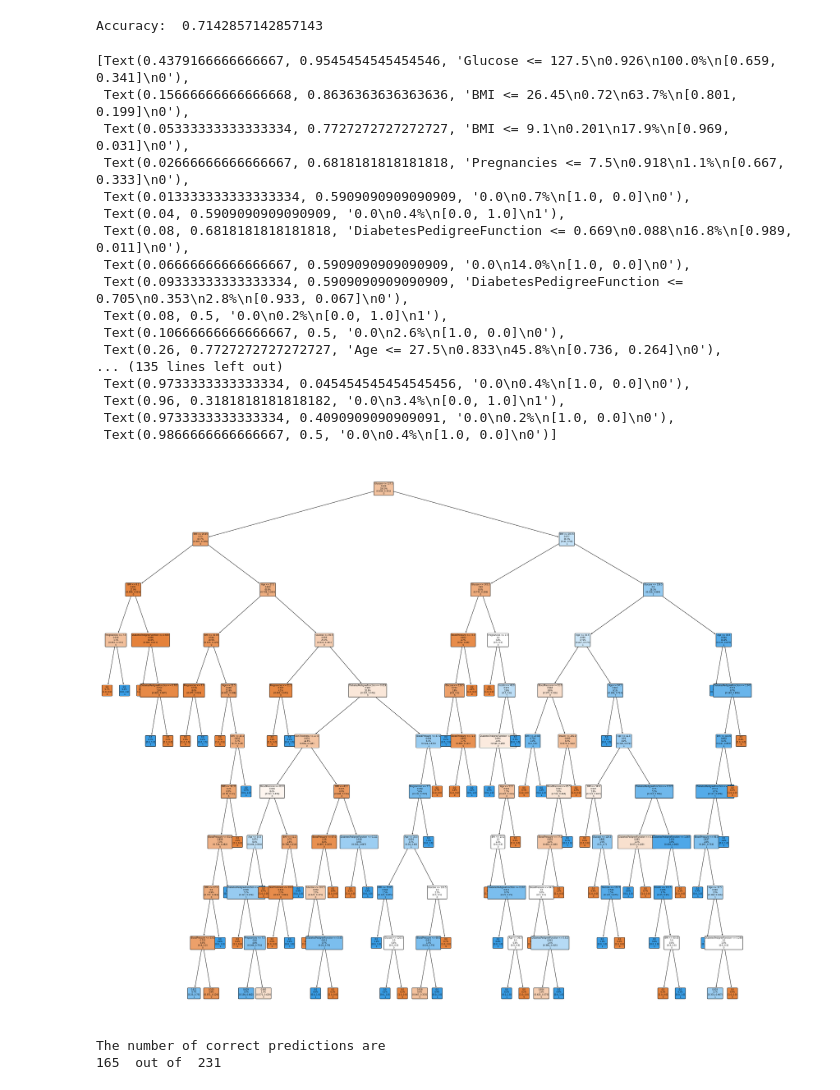
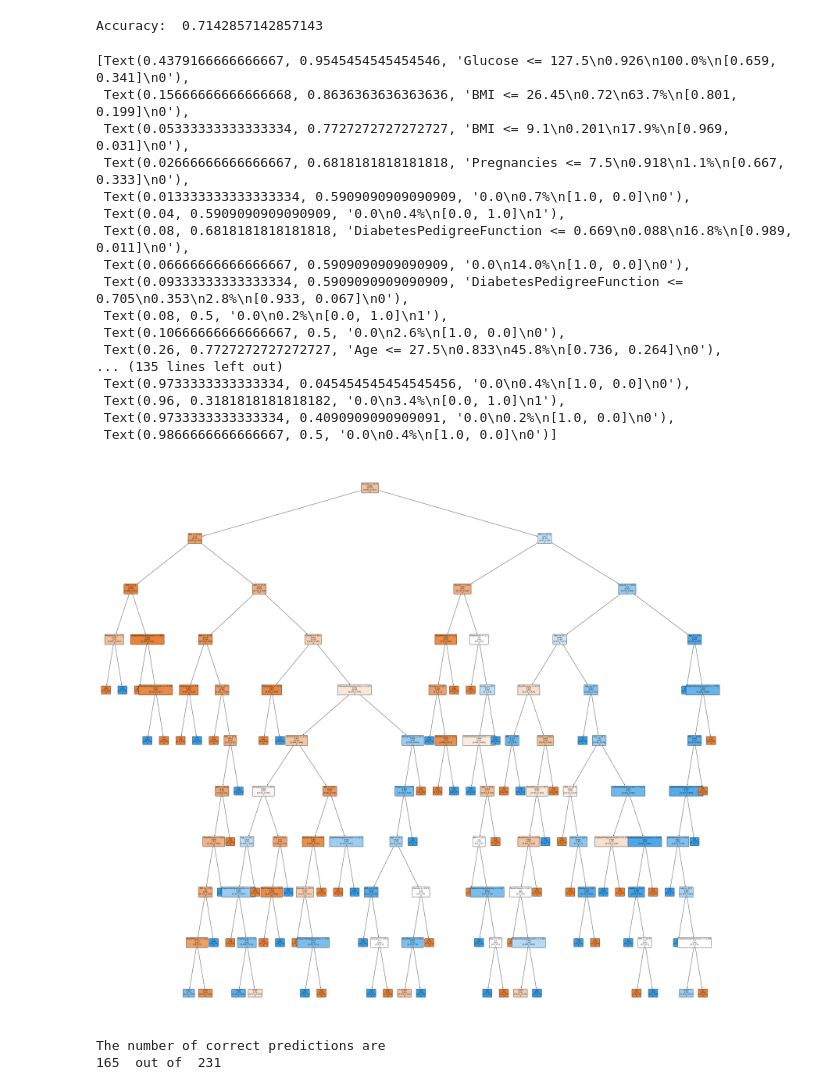
Before and after one commit to adelicia-js/MSc-Sem-2, a Jupyter notebook: ML-Lab/2-Decision-Tree-Classification/Decision-Tree.ipynb, the cells around one changed output. Cells and saved outputs as stored; diff of their text form; code cells hidden in the pictures.

Commit message:
tiny change made to plot

```diff
--- a/ML-Lab/2-Decision-Tree-Classification/Decision-Tree.ipynb
+++ b/ML-Lab/2-Decision-Tree-Classification/Decision-Tree.ipynb
@@ -44,27 +44,27 @@ print("Accuracy: ",metrics.accuracy_score(y_test,y_pred))
 Accuracy:  0.7142857142857143
 # %%
 # Plot the decision tree
-plt.figure(figsize=(35,30))
+plt.figure(figsize=(50,45))
 plot_tree(model,feature_names=feature_columns,class_names=['0','1'],label=all,filled=True,proportion=True,rounded=True,fontsize=6)
 # %% [output]
 [Text(0.4379166666666667, 0.9545454545454546, 'Glucose <= 127.5\n0.926\n100.0%\n[0.659, 0.341]\n0'),
  Text(0.15666666666666668, 0.8636363636363636, 'BMI <= 26.45\n0.72\n63.7%\n[0.801, 0.199]\n0'),
  Text(0.05333333333333334, 0.7727272727272727, 'BMI <= 9.1\n0.201\n17.9%\n[0.969, 0.031]\n0'),
  Text(0.02666666666666667, 0.6818181818181818, 'Pregnancies <= 7.5\n0.918\n1.1%\n[0.667, 0.333]\n0'),
  Text(0.013333333333333334, 0.5909090909090909, '0.0\n0.7%\n[1.0, 0.0]\n0'),
  Text(0.04, 0.5909090909090909, '0.0\n0.4%\n[0.0, 1.0]\n1'),
  Text(0.08, 0.6818181818181818, 'DiabetesPedigreeFunction <= 0.669\n0.088\n16.8%\n[0.989, 0.011]\n0'),
  Text(0.06666666666666667, 0.5909090909090909, '0.0\n14.0%\n[1.0, 0.0]\n0'),
  Text(0.09333333333333334, 0.5909090909090909, 'DiabetesPedigreeFunction <= 0.705\n0.353\n2.8%\n[0.933, 0.067]\n0'),
  Text(0.08, 0.5, '0.0\n0.2%\n[0.0, 1.0]\n1'),
  Text(0.10666666666666667, 0.5, '0.0\n2.6%\n[1.0, 0.0]\n0'),
  Text(0.26, 0.7727272727272727, 'Age <= 27.5\n0.833\n45.8%\n[0.736, 0.264]\n0'),
 ... (135 lines left out)
  Text(0.9733333333333334, 0.045454545454545456, '0.0\n0.4%\n[1.0, 0.0]\n0'),
  Text(0.96, 0.3181818181818182, '0.0\n3.4%\n[0.0, 1.0]\n1'),
  Text(0.9733333333333334, 0.4090909090909091, '0.0\n0.2%\n[1.0, 0.0]\n0'),
  Text(0.9866666666666667, 0.5, '0.0\n0.4%\n[1.0, 0.0]\n0')]
-[figure, old version]
+[figure, new version]
 # %%
 # Print the number of correct predictions
 print("The number of correct predictions are ")
```
